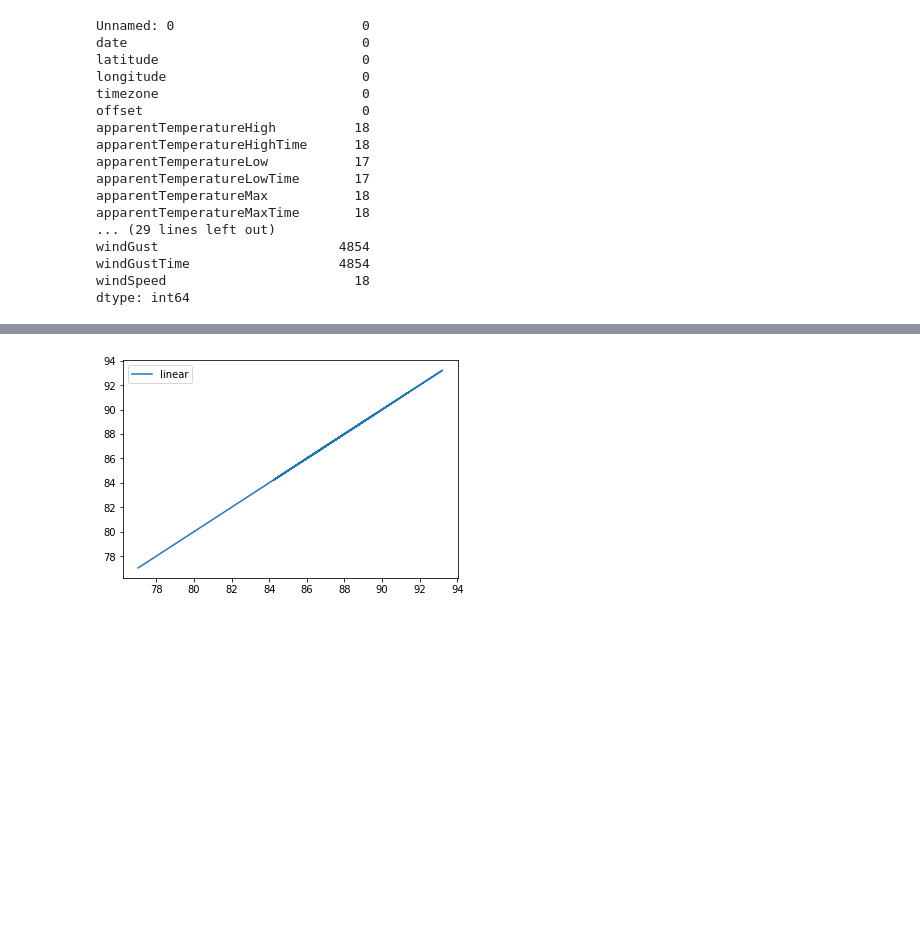
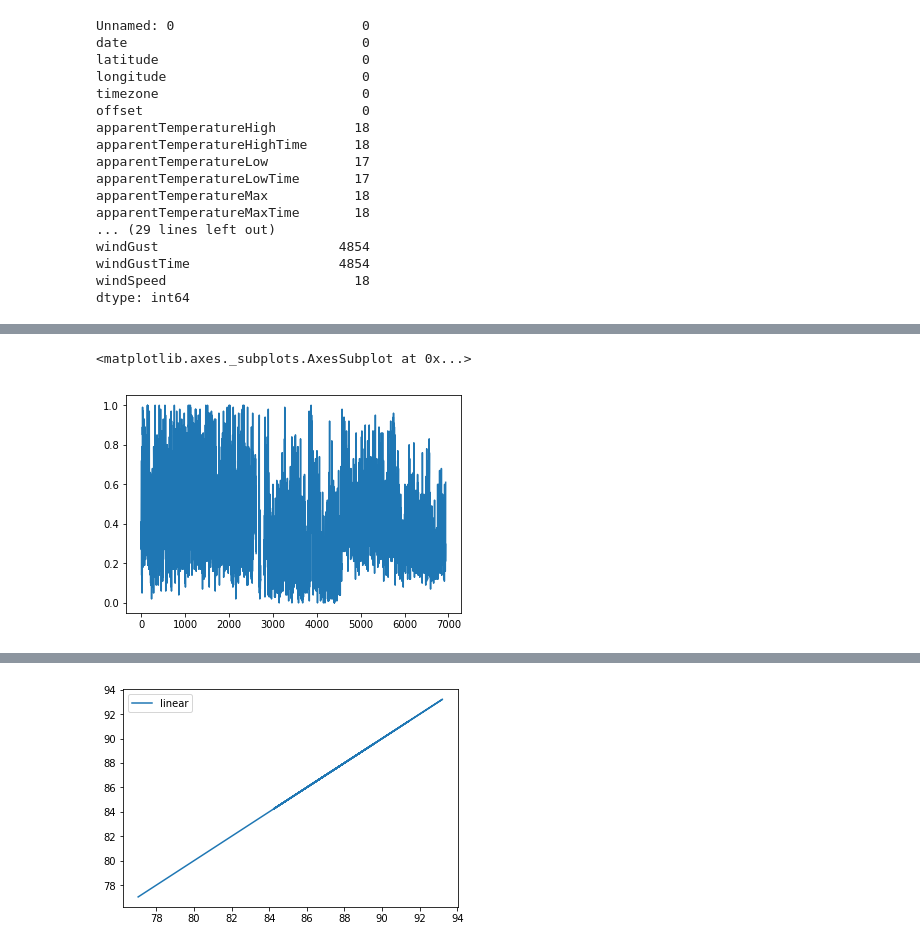
Before and after one commit to iEvidently/dsc-5-capstone-project-online-ds-pt-100118, a Jupyter notebook: dengue_fever_prediction.ipynb, the cells around one changed output, grey strips where cells are left out. Saved outputs shown, nothing was run; the diff lists cells and outputs as text; code cells hidden in the pictures; blank space fills up the shorter version.

```diff
--- a/dengue_fever_prediction.ipynb
+++ b/dengue_fever_prediction.ipynb
@@ -1053,0 +1067,10 @@ dtype: int64
+# %%
+# deal with missing data
+# columns with very large amounts of missing data
+sj_drop = ['precipIntensity', 'precipIntensityMax', 'precipIntensityMaxTime', 'precipProbability', 'precipType', 'visibility', 'windGust', 'windGustTime', 'summary', 'icon', 'timezone',
+          'latitude', 'longitude', 'offset']
+iq_drop = ['precipType', 'pressure', 'visibility', 'summary', 'icon', 'timezone', 'latitude', 'longitude', 'offset']
+# %%
+# drop the columns
+sj_weather = sj_weather_history.drop(sj_drop, axis=1)
+iq_weather = iq_weather_history.drop(iq_drop, axis=1)
@@ -1053,0 +1097,6 @@ dtype: int64
+# %%
+series = sj_weather['cloudCover']
+series.plot()
+# %% [output]
+<matplotlib.axes._subplots.AxesSubplot at 0x...>
+[figure, added]
```
Also changed, not shown: parts of 20 cells of this notebook.
